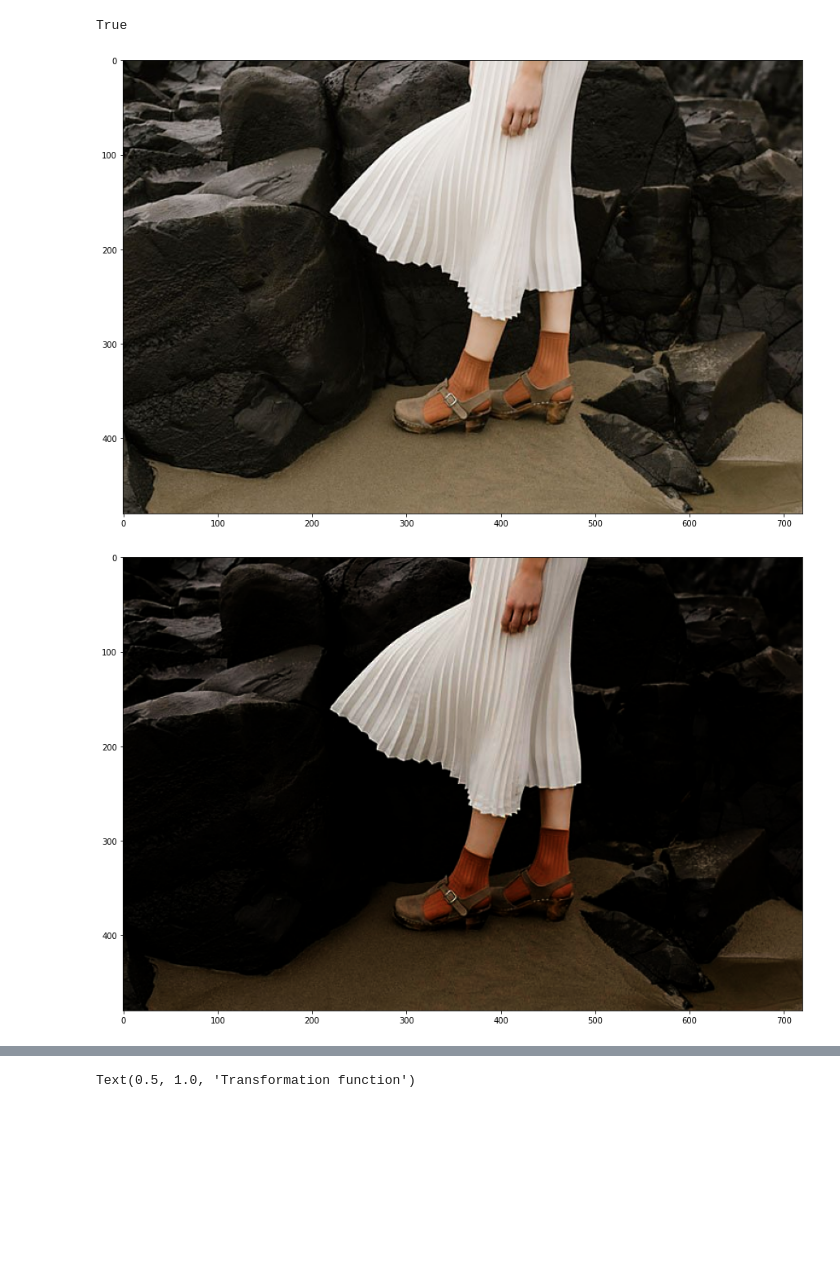
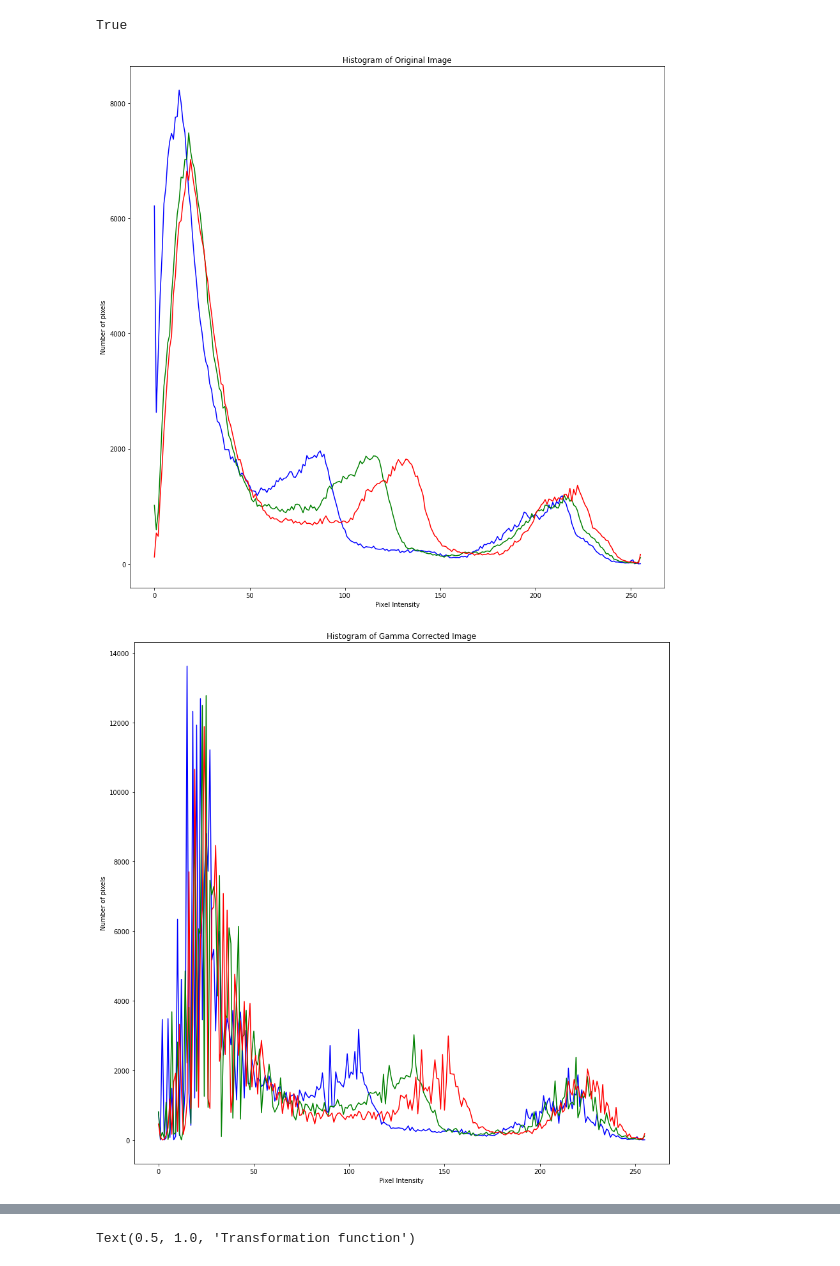
Before and after one commit to HirunaVishwamith/Image-processing-assignmnet-1, a Jupyter notebook: assignmnet.ipynb, the cells around one changed output, grey strips where cells are left out. Cells and saved outputs as stored; diff of their text form; code cells hidden in the pictures; blank space fills up the shorter version.

```diff
--- a/assignmnet.ipynb
+++ b/assignmnet.ipynb
@@ -166,33 +166,47 @@ True
 # %%
 ''' Quession three'''
 
-img_orig = cv.imread('./highlights_and_shadows.jpg', cv.IMREAD_COLOR)
-gamma = 2
-table = np.array(
-    [(i/255.0)**(gamma)*255.0 for i in np.arange(0, 256)]).astype('uint8')
-img_gamma = cv.LUT(img_orig, table)
-img_orig = cv.cvtColor(img_orig, cv.COLOR_BGR2RGB)
-img_gamma = cv.cvtColor(img_gamma, cv.COLOR_BGR2RGB)
+img_orig = cv.imread('./Images/highlights_and_shadows.jpg', cv.IMREAD_COLOR)
 
-plt.figure(figsize=(15, 15))
-plt.imshow(img_orig)
-plt.figure(figsize=(15, 15))
-plt.imshow(img_gamma)
-plt.figure(figsize=(15, 15))
+# convert to "L*a*b*" color space
+img_lab = cv.cvtColor(img_orig, cv.COLOR_BGR2LAB)
+
+gamma = 0.8
+table = np.array([(i/255.0)**(gamma)*255.0 for i in np.arange(0, 256)]).astype('uint8')
+L_img = cv.LUT(img_lab[:,:,0], table).reshape(img_lab.shape[0], img_lab.shape[1], 1)
+corrected_img=np.concatenate([L_img, img_lab[:,:,1:]], axis=-1)
+
+img_gamma = cv.cvtColor(corrected_img, cv.COLOR_LAB2BGR)
+
+
+cv.imshow("Image", img_orig)
+cv.imshow("Gamma_Corrected_Image", img_gamma)
+cv.imwrite('./Outputs/Original_Image.jpg', img_orig)
+cv.imwrite('./Outputs/Gamma_Corrected_Image.jpg', img_gamma)
+
+cv.waitKey(0)
+cv.destroyAllWindows()
 
 color = ('b', 'g', 'r')
+plt.figure(figsize=(15, 15))
 for i, c in enumerate(color):
     hist_orig = cv.calcHist([img_orig], [i], None, [256], [0, 256])
     plt.plot(hist_orig, color=c)
+    plt.xlabel('Pixel Intensity')
+    plt.ylabel('Number of pixels')
+    plt.title('Histogram of Original Image')
 
 plt.figure(figsize=(15, 15))
 
 for i, c in enumerate(color):
     hist_gamma = cv.calcHist([img_gamma], [i], None, [256], [0, 256])
     plt.plot(hist_gamma, color=c)
+    plt.xlabel('Pixel Intensity')
+    plt.ylabel('Number of pixels')
+    plt.title('Histogram of Gamma Corrected Image')
 
 
 plt.show()
 # %% [output]
-[figure, old version]
+[figure, new version]
-[figure, old version]
+[figure, new version]
```
Also changed, not shown: parts of 7 cells of this notebook, 8 other files.
